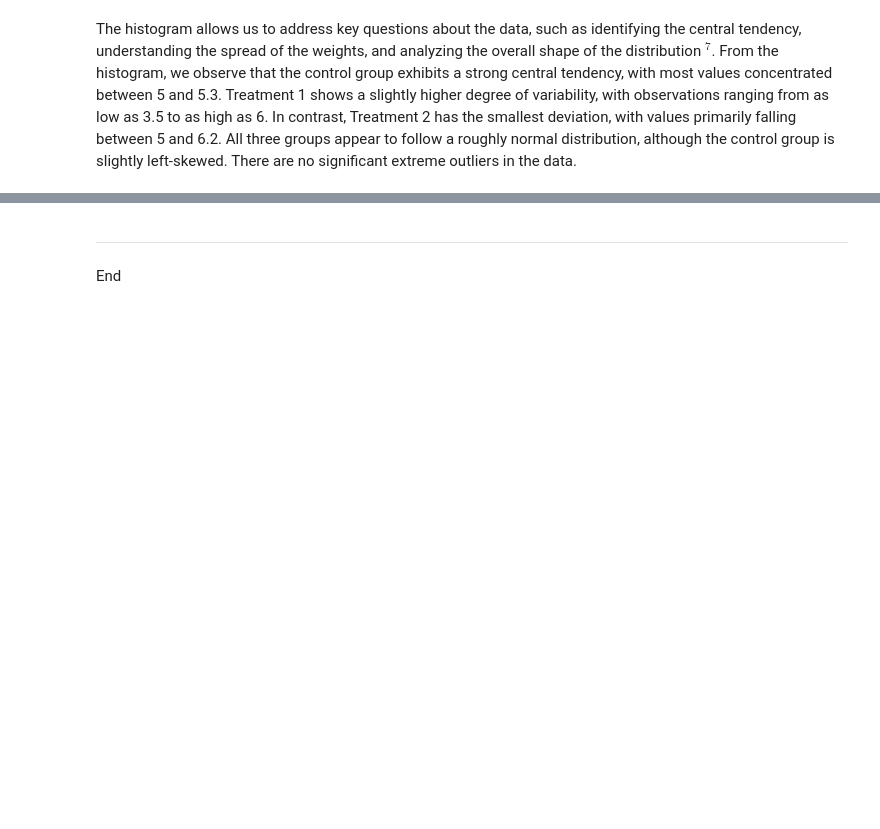
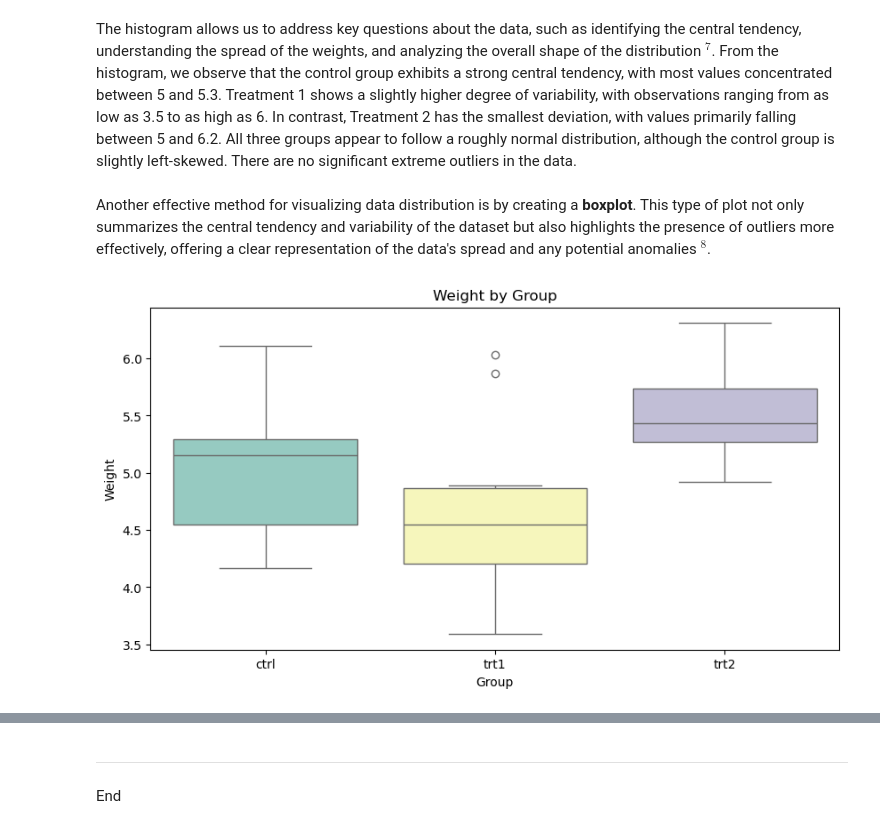
Before and after one commit to C-3sc0/applied_statistics, a Jupyter notebook: project.ipynb, the cells around one changed output, grey strips where cells are left out. Cells and saved outputs as stored; diff of their text form; code cells hidden in the pictures; blank space fills up the shorter version.

```diff
--- a/project.ipynb
+++ b/project.ipynb
@@ -259,3 +266,16 @@ plt.show()
 [figure]
 # %% [markdown]
 The histogram allows us to address key questions about the data, such as identifying the central tendency, understanding the spread of the weights, and analyzing the overall shape of the distribution $^7$. From the histogram, we observe that the control group exhibits a strong central tendency, with most values concentrated between 5 and 5.3. Treatment 1 shows a slightly higher degree of variability, with observations ranging from as low as 3.5 to as high as 6. In contrast, Treatment 2 has the smallest deviation, with values primarily falling between 5 and 6.2. All three groups appear to follow a roughly normal distribution, although the control group is slightly left-skewed. There are no significant extreme outliers in the data.
+# %% [markdown]
+Another effective method for visualizing data distribution is by creating a **boxplot**. This type of plot not only summarizes the central tendency and variability of the dataset but also highlights the presence of outliers more effectively, offering a clear representation of the data's spread and any potential anomalies $^8$.
+# %%
+# create figure and axis
+fig, ax = plt.subplots(figsize=(10, 5))
+# create boxplot
+ax = sns.boxplot(x='group', y='weight', data=df, palette='Set3', hue='group')
+ax.set_title('Weight by Group')
+ax.set_xlabel('Group')
+ax.set_ylabel('Weight')
+plt.show()
+# %% [output]
+[figure, added]
```
Also changed, not shown: parts of 34 cells of this notebook.
